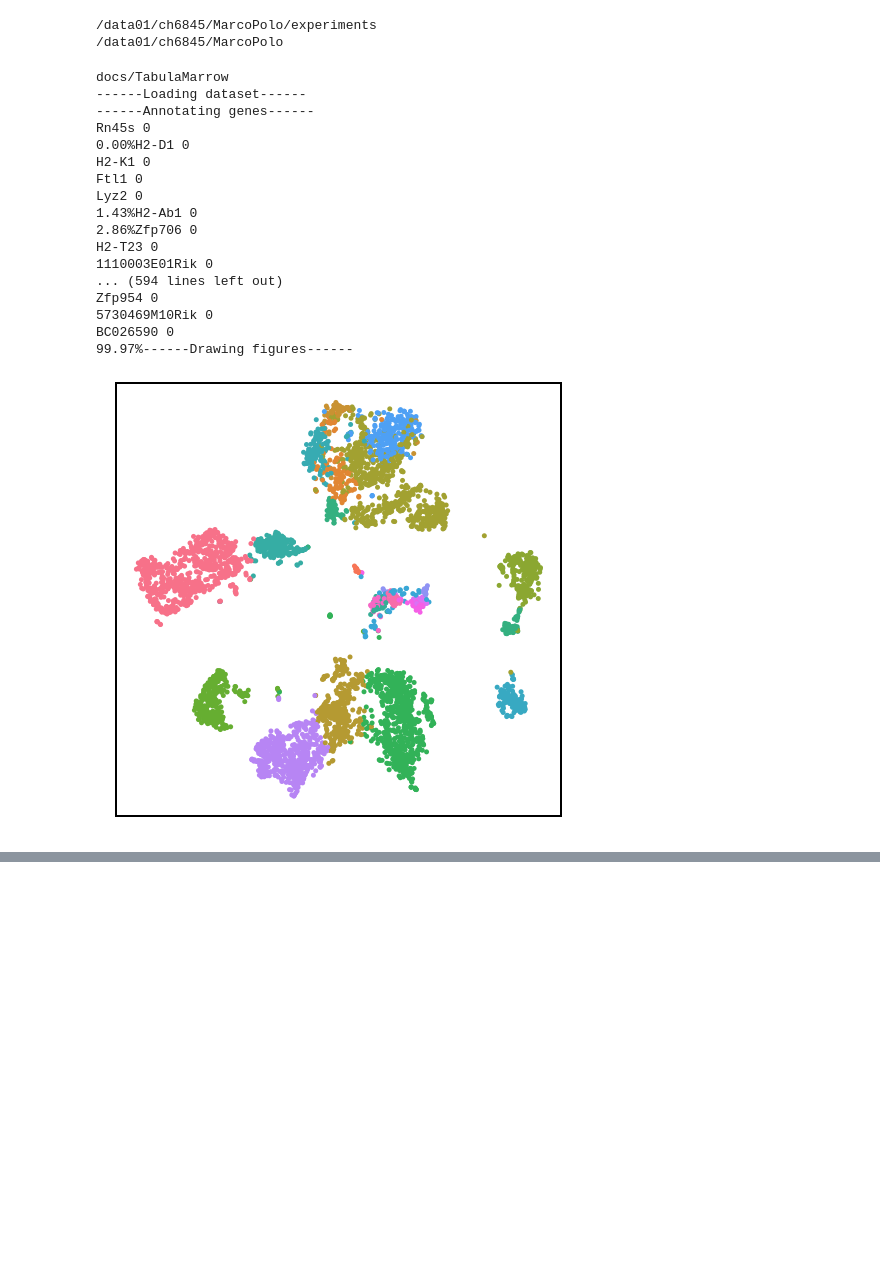
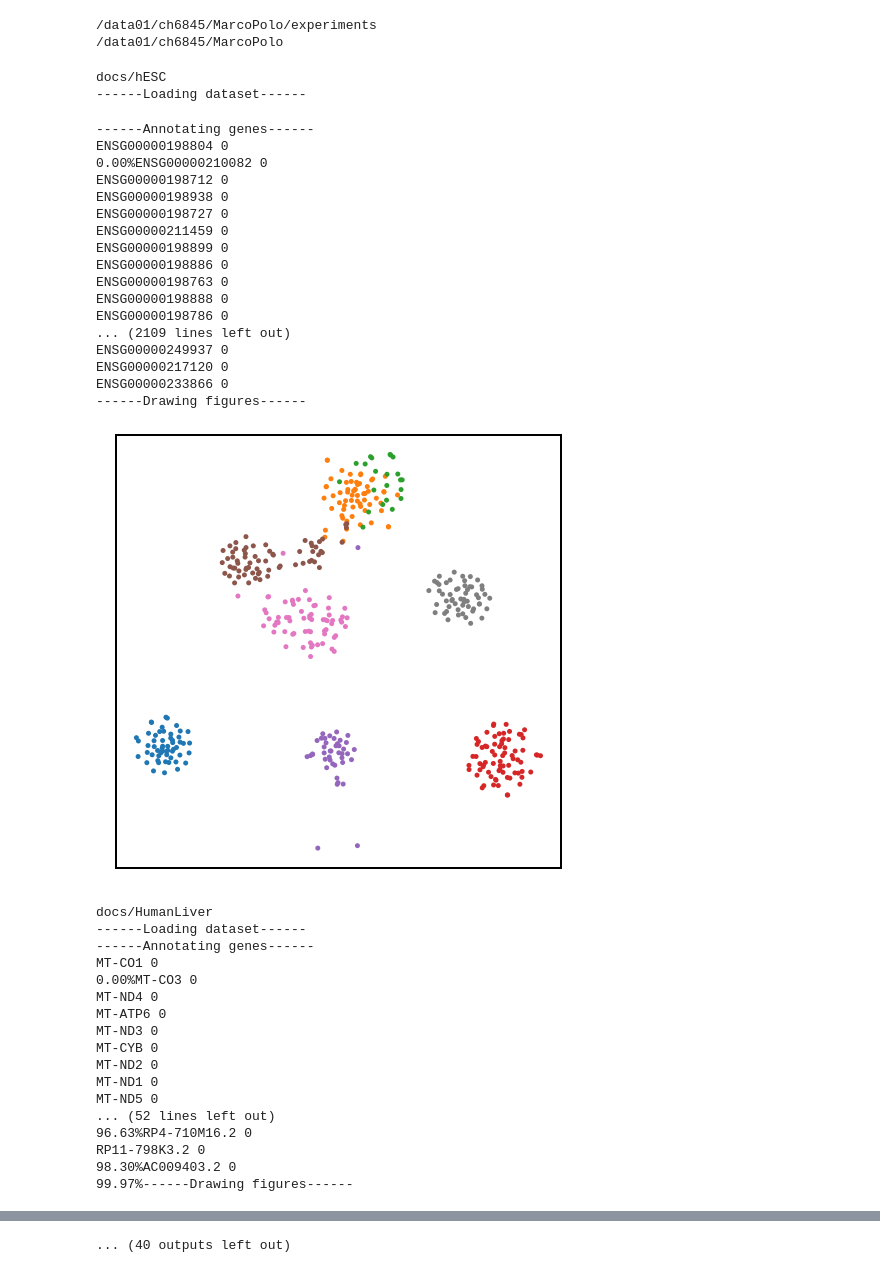
Before and after one commit to ch6845/MarcoPolo, a Jupyter notebook: experiments/3_report_generator_direct.ipynb, the cells around one changed output, grey strips where cells are left out. Saved outputs shown, nothing was run; the diff lists cells and outputs as text; code cells hidden in the pictures; blank space fills up the shorter version.

```diff
--- a/experiments/3_report_generator_direct.ipynb
+++ b/experiments/3_report_generator_direct.ipynb
@@ -46,31 +46,50 @@ dataset_tabula_all=["TabulaAorta_filtered", #ok
 dataset_name_all=dataset_original_all+dataset_tabula_all
 # %%
 for idx,dataset_name in enumerate(dataset_name_all):
-    if idx!=16+0:
-        continue
 
     output_path='docs/{}'.format(dataset_name.replace('_filtered',''))
     output_path=output_path.replace('Kohinbulk','hESC')
     print(output_path)
     report.generate_report("datasets/extract/{}".format(dataset_name),
                            output_path=output_path,
-                           gene_info_path='https://ftp.ncbi.nih.gov/gene/DATA/GENE_INFO/Mammalia/Homo_sapiens.gene_info.gz' if 'Tabula' in dataset_name else 'https://ftp.ncbi.nih.gov/gene/DATA/GENE_INFO/Mammalia/Mus_musculus.gene_info.gz'                          )
+                           top_num_table=1000,
+                           top_num_figure=0,
+                           gene_info_path='https://ftp.ncbi.nih.gov/gene/DATA/GENE_INFO/Mammalia/Mus_musculus.gene_info.gz' if 'Tabula' in dataset_name else 'https://ftp.ncbi.nih.gov/gene/DATA/GENE_INFO/Mammalia/Homo_sapiens.gene_info.gz'                          )
 # %% [output]
-docs/TabulaMarrow
+docs/hESC
 ------Loading dataset------
-------Annotating genes------
-Rn45s 0
-0.00%H2-D1 0
-H2-K1 0
-Ftl1 0
-Lyz2 0
-1.43%H2-Ab1 0
-2.86%Zfp706 0
-H2-T23 0
-1110003E01Rik 0
-... (594 lines left out)
-Zfp954 0
-5730469M10Rik 0
-BC026590 0
-99.97%------Drawing figures------
+------Annotating genes------
+ENSG00000198804 0
+0.00%ENSG00000210082 0
+ENSG00000198712 0
+ENSG00000198938 0
+ENSG00000198727 0
+ENSG00000211459 0
+ENSG00000198899 0
+ENSG00000198886 0
+ENSG00000198763 0
+ENSG00000198888 0
+ENSG00000198786 0
+... (2109 lines left out)
+ENSG00000249937 0
+ENSG00000217120 0
+ENSG00000233866 0
+------Drawing figures------
-[figure, old version]
+[figure, new version]
+docs/HumanLiver
+------Loading dataset------
+------Annotating genes------
+MT-CO1 0
+0.00%MT-CO3 0
+MT-ND4 0
+MT-ATP6 0
+MT-ND3 0
+MT-CYB 0
+MT-ND2 0
+MT-ND1 0
+MT-ND5 0
+... (52 lines left out)
+96.63%RP4-710M16.2 0
+RP11-798K3.2 0
+98.30%AC009403.2 0
+99.97%------Drawing figures------
@@ -76,0 +170 @@ BC026590 0
+... (40 outputs left out)
```
Also changed, not shown: parts of 1 cell of this notebook, 39 other files.
